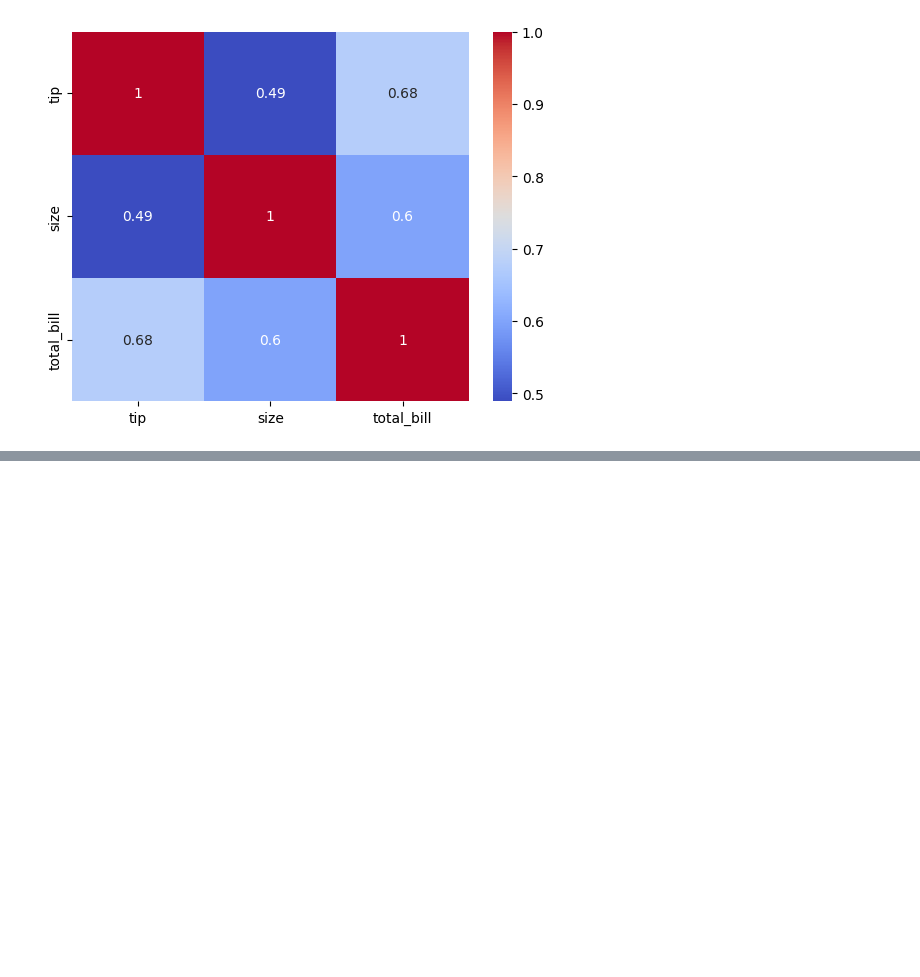
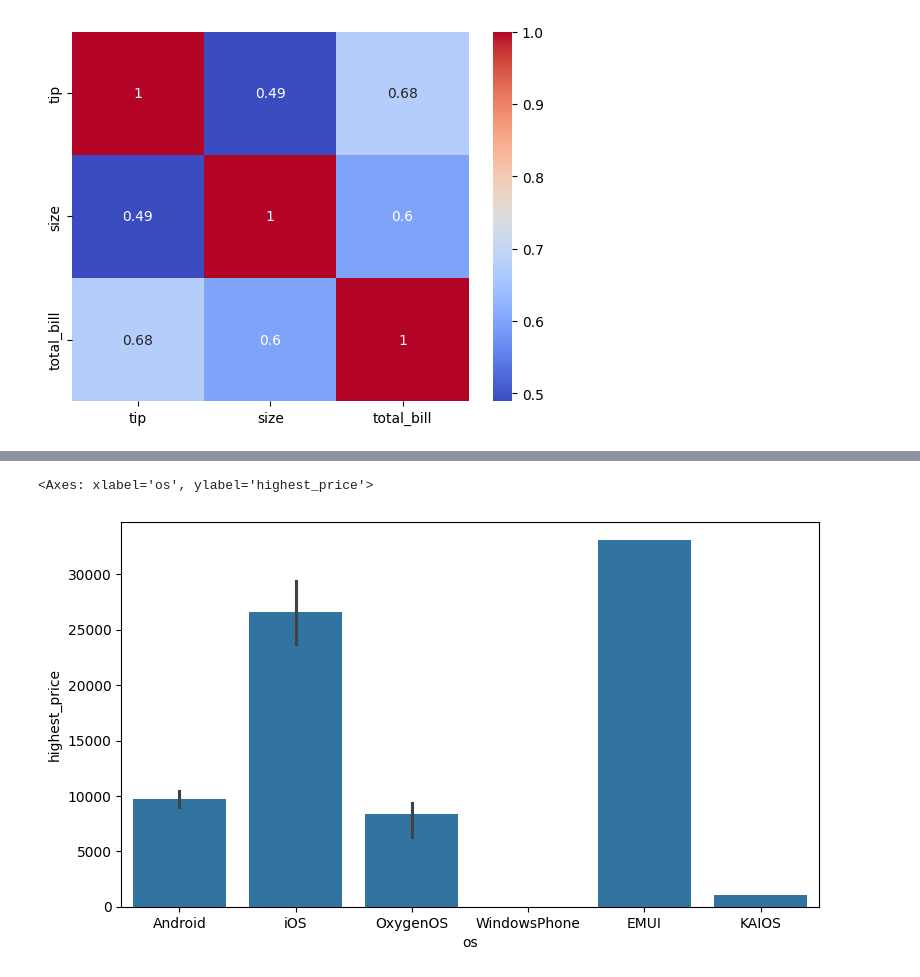
Before and after one commit to amankr2301/Data_analysis_with_python-, a Jupyter notebook: numpy-pandas-matplotlib.ipynb, the cells around one changed output, grey strips where cells are left out. Drawn from its saved outputs; the diff is of its cells as text; code cells hidden in the pictures; blank space fills up the shorter version.

Commit message:
Kaggle Notebook | numpy_pandas_matplotlib | completed_libraries

```diff
--- a/numpy-pandas-matplotlib.ipynb
+++ b/numpy-pandas-matplotlib.ipynb
@@ -564,3 +564,7 @@ sns.heatmap((corr) , annot = True , cmap = 'coolwarm')
 # %% [output]
 <Axes: >
 [figure]
+# %%
+import pandas as pd
+sales_df = pd.read_csv('/kaggle/input/datasets/kumaraman2301/mobile-data/phones_data.csv')
+sales_df.head()
@@ -566,0 +578,6 @@ sns.heatmap((corr) , annot = True , cmap = 'coolwarm')
+# %%
+plt.figure(figsize = (9,5))
+sns.barplot(x = 'os' , y = 'highest_price' , data = sales_df)
+# %% [output]
+<Axes: xlabel='os', ylabel='highest_price'>
+[figure, added]
```
Also changed, not shown: parts of 6 cells of this notebook.
